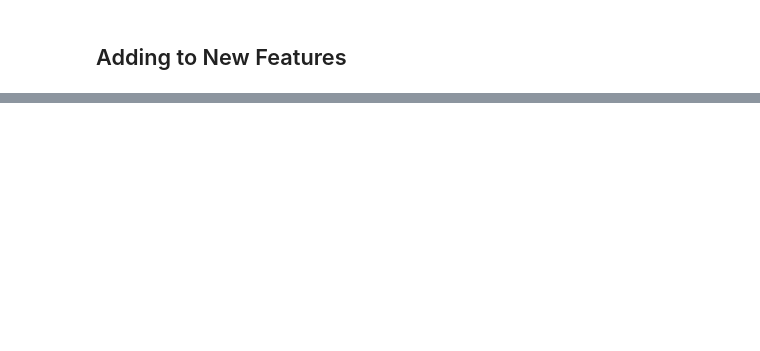
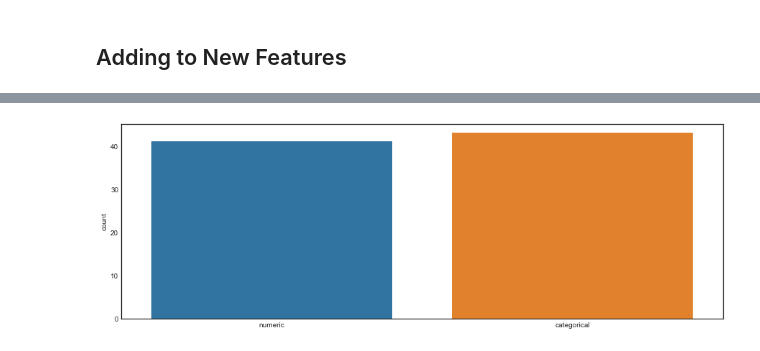
Before and after one commit to DONGRYEOLLEE1/WIL, a Jupyter notebook: 4. DL/2. Keras/WIL_HousingPrediction.ipynb, the cells around one changed output, grey strips where cells are left out. Saved outputs shown, nothing was run; the diff lists cells and outputs as text; code cells hidden in the pictures; blank space fills up the shorter version.

```diff
--- a/4. DL/2. Keras/WIL_HousingPrediction.ipynb
+++ b/4. DL/2. Keras/WIL_HousingPrediction.ipynb
@@ -148,5 +180,11 @@ for col in nan_col:
         X[col].fillna(X[col].mean(), inplace = True)
 # %% [markdown]
 ## Adding to New Features
-# %%
-X['Total_Sqeuare_Feet'] =
+# %%
+X['Total_Square_Feet'] = (X['BsmtFinSF1'] + X['BsmtFinSF2'] + X['1stFlrSF'] + X['2ndFlrSF'] + X['TotalBsmtSF'])
+
+X['Total_Bath'] = (X['FullBath'] + (0.5 * X['HalfBath']) + X['BsmtFullBath'] + (0.5 * X['BsmtHalfBath']))
+
+X['Total_Porch_Area'] = (X['OpenPorchSF'] + X['3SsnPorch'] + X['EnclosedPorch'] + X['ScreenPorch'] + X['WoodDeckSF'])
+
+X['SqFtPerRoom'] = X['GrLivArea'] / (X['TotRmsAbvGrd'] + X['FullBath'] + X['HalfBath'] + X['KitchenAbvGr'])
@@ -152,0 +194,14 @@ X['Total_Sqeuare_Feet'] =
+# %%
+column_data_type = []
+for col in X.columns:
+    data_type = X[col].dtype
+    if X[col].dtype in ['int64', 'float64']:
+        column_data_type.append('numeric')
+    else:
+        column_data_type.append('categorical')
+
+plt.figure(figsize = (15, 5))
+sns.countplot(x = column_data_type)
+plt.show()
+# %% [output]
+[figure, added]
```
Also changed, not shown: parts of 53 cells of this notebook, 23 other files.
